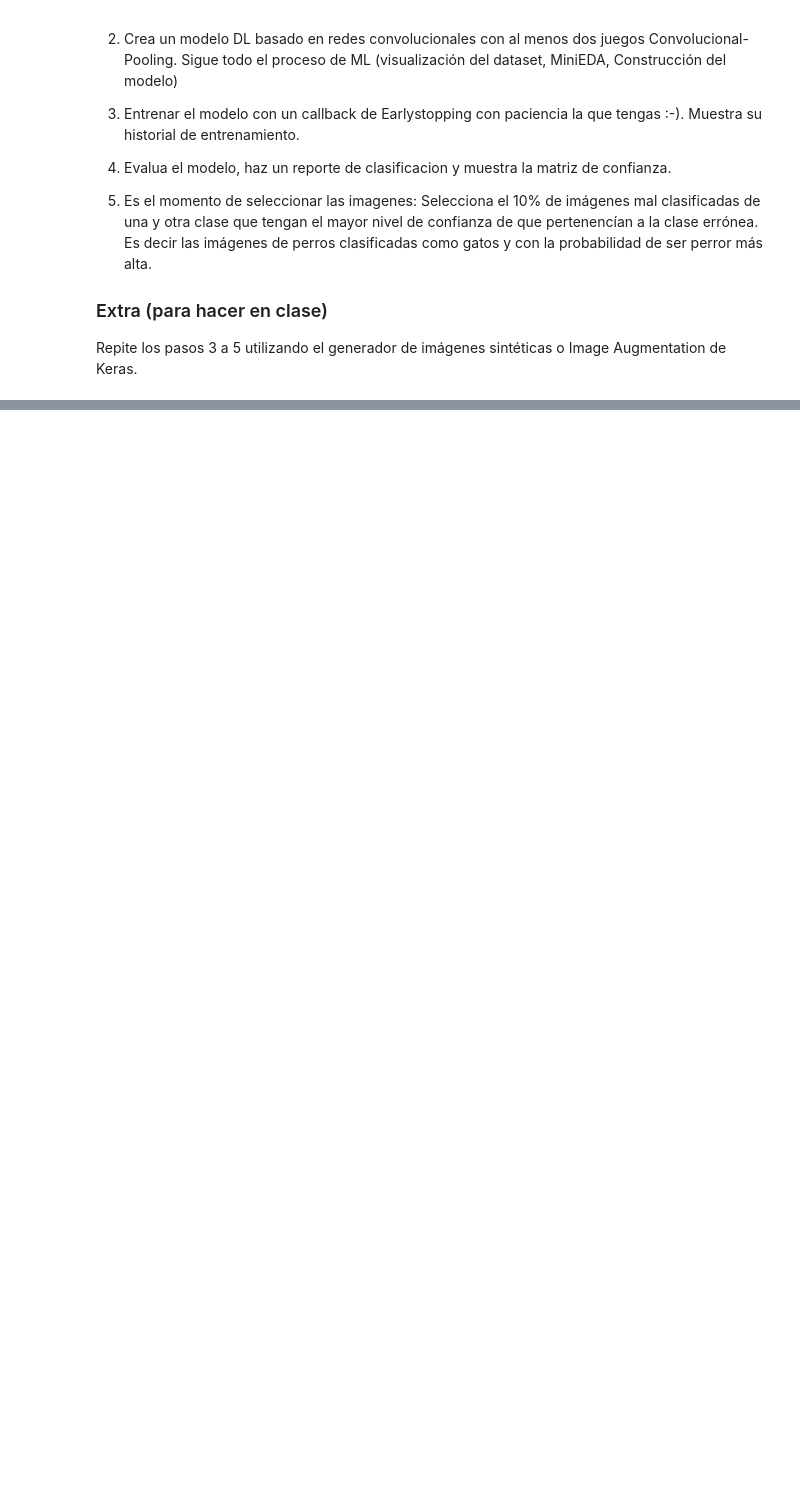
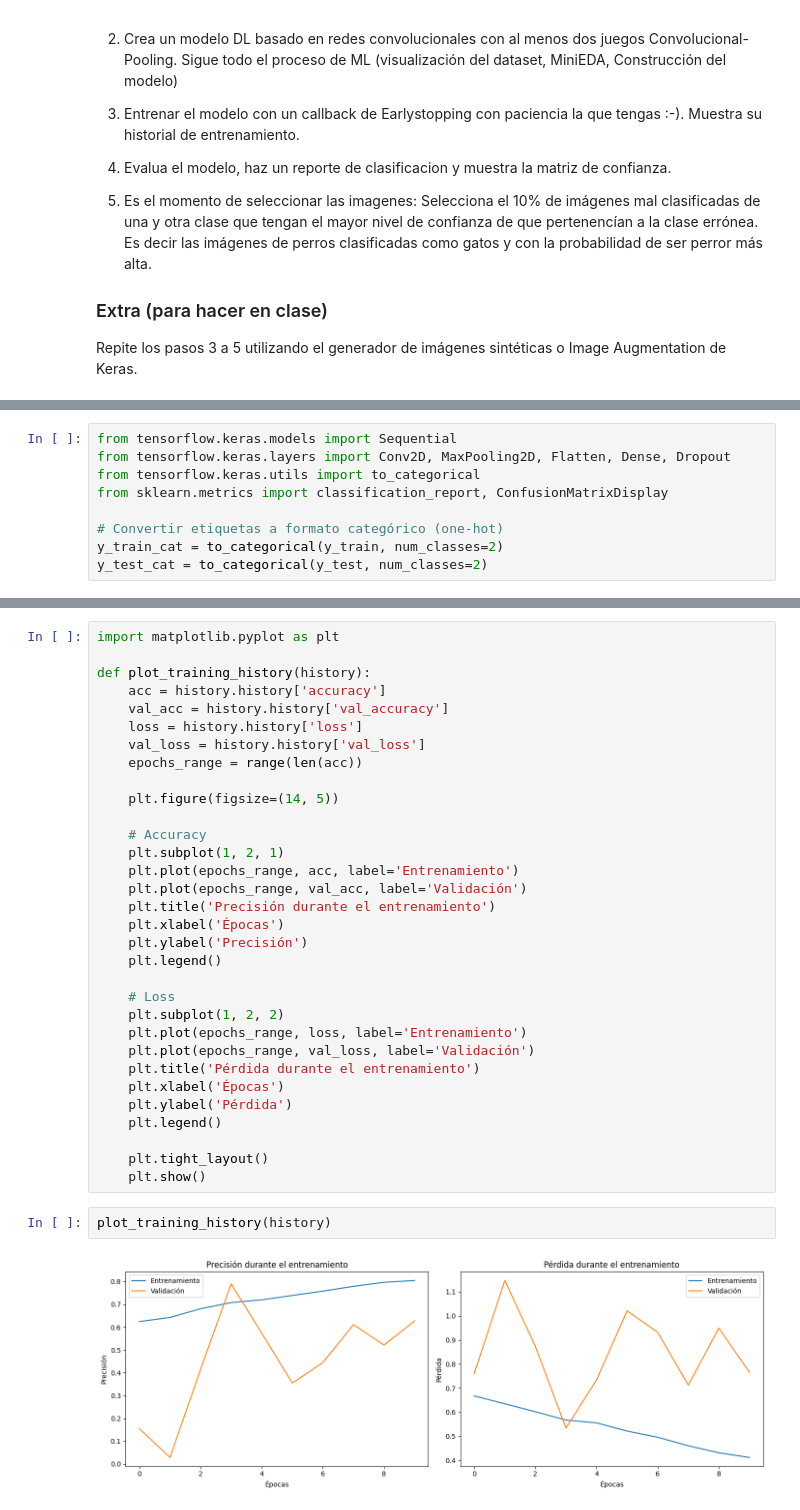
Before and after one commit to Deivid-Jimenez/ONLINE_DS_THEBRIDGE_Deivid-Jimenez, a Jupyter notebook: Sprint_16/Unidad_01_Deep_Learning_CNN_Redes_Convolucionales/Practica_Obligatoria/18_Practica_Obligatoria_CNN_Redes_Convolucionales.ipynb, the cells around one changed output, grey strips where cells are left out. Saved outputs shown, nothing was run; the diff lists cells and outputs as text; blank space fills up the shorter version.

```diff
--- a/Sprint_16/Unidad_01_Deep_Learning_CNN_Redes_Convolucionales/Practica_Obligatoria/18_Practica_Obligatoria_CNN_Redes_Convolucionales.ipynb
+++ b/Sprint_16/Unidad_01_Deep_Learning_CNN_Redes_Convolucionales/Practica_Obligatoria/18_Practica_Obligatoria_CNN_Redes_Convolucionales.ipynb
@@ -52,0 +134,9 @@ Repite los pasos 3 a 5 utilizando el generador de imágenes sintéticas o Image
+# %%
+from tensorflow.keras.models import Sequential
+from tensorflow.keras.layers import Conv2D, MaxPooling2D, Flatten, Dense, Dropout
+from tensorflow.keras.utils import to_categorical
+from sklearn.metrics import classification_report, ConfusionMatrixDisplay
+
+# Convertir etiquetas a formato categórico (one-hot)
+y_train_cat = to_categorical(y_train, num_classes=2)
+y_test_cat = to_categorical(y_test, num_classes=2)
@@ -52,0 +223,36 @@ Repite los pasos 3 a 5 utilizando el generador de imágenes sintéticas o Image
+# %%
+import matplotlib.pyplot as plt
+
+def plot_training_history(history):
+    acc = history.history['accuracy']
+    val_acc = history.history['val_accuracy']
+    loss = history.history['loss']
+    val_loss = history.history['val_loss']
+    epochs_range = range(len(acc))
+
+    plt.figure(figsize=(14, 5))
+
+    # Accuracy
+    plt.subplot(1, 2, 1)
+    plt.plot(epochs_range, acc, label='Entrenamiento')
+    plt.plot(epochs_range, val_acc, label='Validación')
+    plt.title('Precisión durante el entrenamiento')
+    plt.xlabel('Épocas')
+    plt.ylabel('Precisión')
+    plt.legend()
+
+    # Loss
+    plt.subplot(1, 2, 2)
+    plt.plot(epochs_range, loss, label='Entrenamiento')
+    plt.plot(epochs_range, val_loss, label='Validación')
+    plt.title('Pérdida durante el entrenamiento')
+    plt.xlabel('Épocas')
+    plt.ylabel('Pérdida')
+    plt.legend()
+
+    plt.tight_layout()
+    plt.show()
+# %%
+plot_training_history(history)
+# %% [output]
+[figure, added]
```
Also changed, not shown: parts of 7 cells of this notebook, 1 other file.
